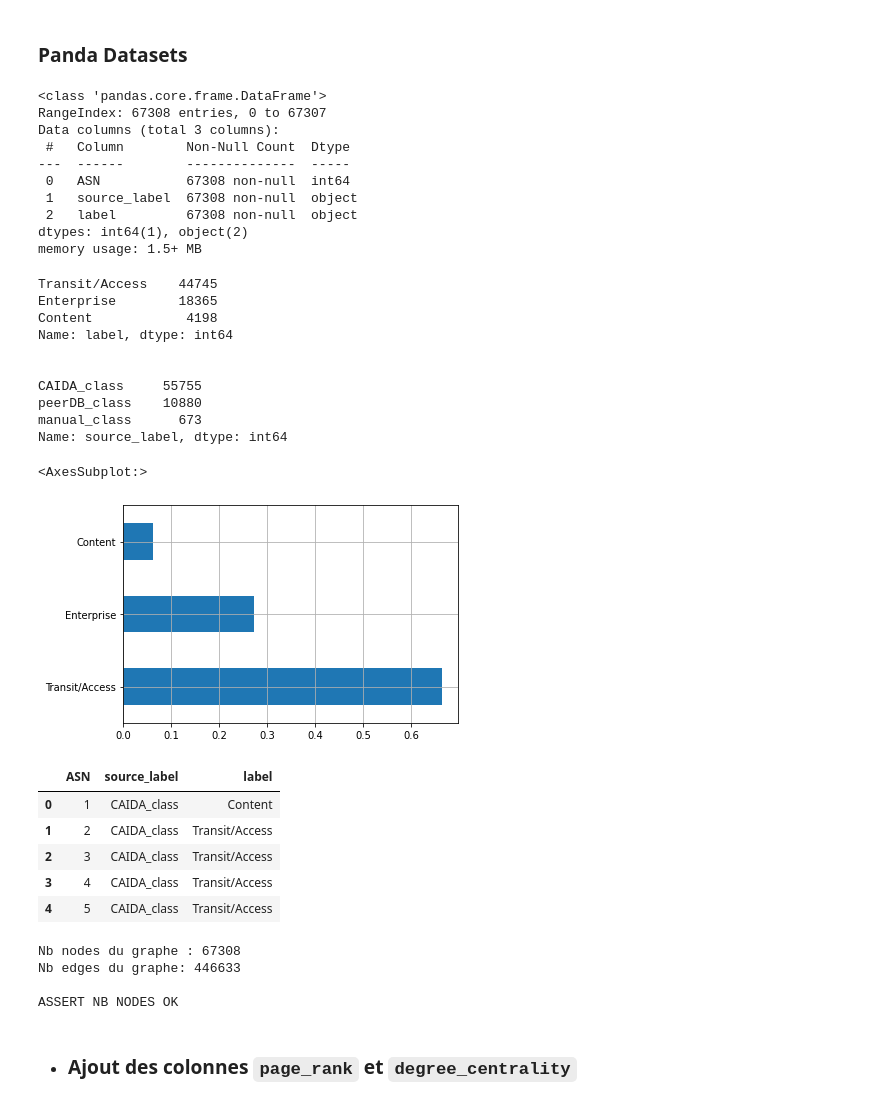
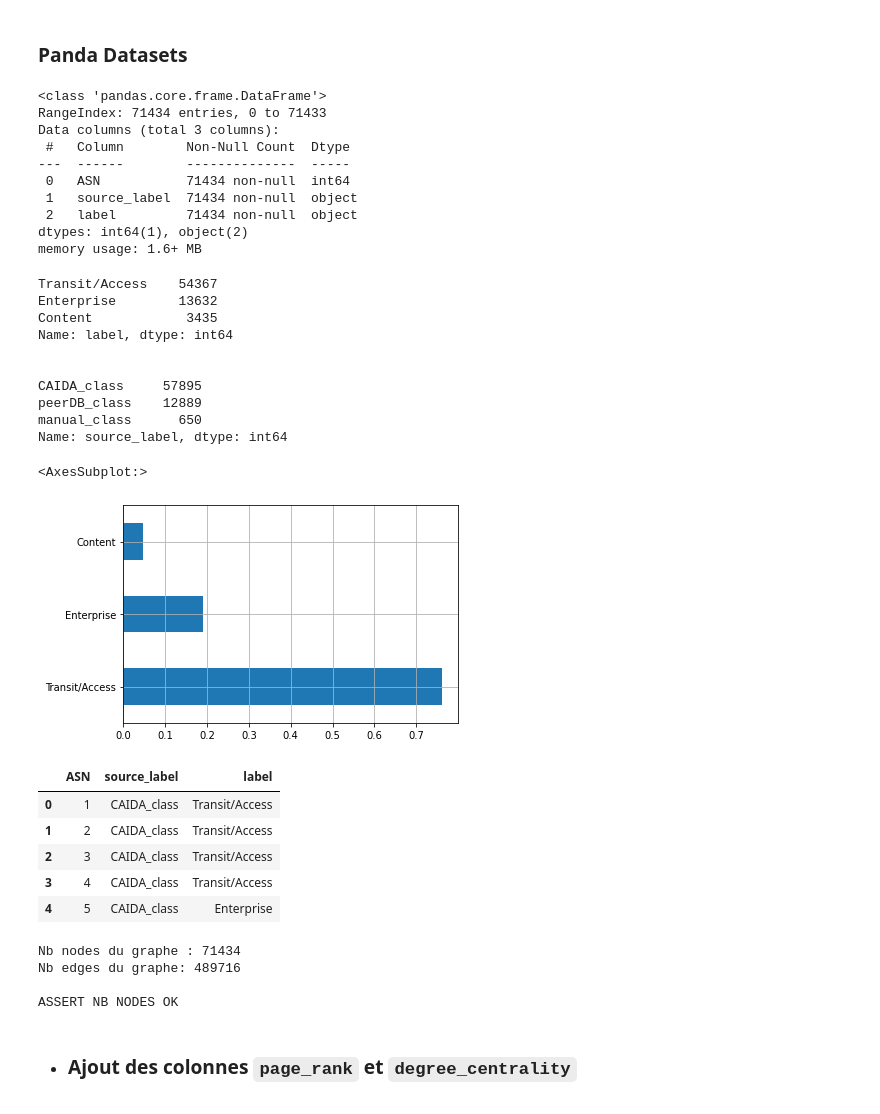
Before and after one commit to Viperine2022/projet_long_GCN_internet, a Jupyter notebook: IMPLANTATION/CAIDA/creation_datasetgraph.ipynb, the cells around one changed output. Saved outputs shown, nothing was run; the diff lists cells and outputs as text; code cells hidden in the pictures.

Commit message:
Ajout dataset_202103

```diff
--- a/IMPLANTATION/CAIDA/creation_datasetgraph.ipynb
+++ b/IMPLANTATION/CAIDA/creation_datasetgraph.ipynb
@@ -73,51 +80,55 @@ Link types and number (p2p, c, p) of node index 4 : ('3', '3', '10')
 # %% [markdown]
 ### Panda Datasets
 # %%
-AS_dataset_202001 = pd.read_csv('data/CAIDA_AS_CLASSIFICATION/20200101.as2types.txt', sep='|')
+#AS_dataset_202001 = pd.read_csv('data/CAIDA_AS_CLASSIFICATION/20200101.as2types.txt', sep='|')
+AS_dataset = pd.read_csv('data/CAIDA_AS_CLASSIFICATION/20210301.as2types.txt', sep='|')
 
-### ATTENTION : si erruer, lancer le script `./sort_datasets.sh -h`
+### ATTENTION : si erreur, lancer le script `./sort_datasets.sh -h`
+
+# Vérif nombre de noeuds
+assert (len(AS_dataset.index) == nb_nodes_file)
 # %%
-AS_dataset_202001.info()
+AS_dataset.info()
 # %% [output]
 <class 'pandas.core.frame.DataFrame'>
-RangeIndex: 67308 entries, 0 to 67307
+RangeIndex: 71434 entries, 0 to 71433
 Data columns (total 3 columns):
  #   Column        Non-Null Count  Dtype
 ---  ------        --------------  -----
- 0   ASN           67308 non-null  int64
- 1   source_label  67308 non-null  object
- 2   label         67308 non-null  object
+ 0   ASN           71434 non-null  int64
+ 1   source_label  71434 non-null  object
+ 2   label         71434 non-null  object
 dtypes: int64(1), object(2)
-memory usage: 1.5+ MB
+memory usage: 1.6+ MB
 # %%
-print(AS_dataset_202001["label"].value_counts())
+print(AS_dataset["label"].value_counts())
 print("\n")
-print(AS_dataset_202001["source_label"].value_counts())
+print(AS_dataset["source_label"].value_counts())
 # %% [output]
-Transit/Access    44745
-Enterprise        18365
-Content            4198
+Transit/Access    54367
+Enterprise        13632
+Content            3435
 Name: label, dtype: int64
 
 
-CAIDA_class     55755
-peerDB_class    10880
-manual_class      673
+CAIDA_class     57895
+peerDB_class    12889
+manual_class      650
 Name: source_label, dtype: int64
 # %%
-AS_dataset_202001["label"].value_counts(normalize=True).plot(kind='barh', grid=True)
+AS_dataset["label"].value_counts(normalize=True).plot(kind='barh', grid=True)
 # %% [output]
 <AxesSubplot:>
-[figure, old version]
+[figure, new version]
 # %%
-AS_dataset_202001.head()
+AS_dataset.head()
 # %% [output]
 |  | ASN | source_label | label |
-| 0 | 1 | CAIDA_class | Content |
+| 0 | 1 | CAIDA_class | Transit/Access |
 | 1 | 2 | CAIDA_class | Transit/Access |
 | 2 | 3 | CAIDA_class | Transit/Access |
 | 3 | 4 | CAIDA_class | Transit/Access |
-| 4 | 5 | CAIDA_class | Transit/Access |
+| 4 | 5 | CAIDA_class | Enterprise |
 # %%
 def dictiongraph(fichier_texte):
     fichier = open(fichier_texte,"r")
@@ -242,11 +253,11 @@ nb_edges_graph = G.number_of_edges()
 print("Nb nodes du graphe : " + str(nb_nodes_graph))
 print("Nb edges du graphe: " + str(nb_edges_graph))
 
-assert(nb_nodes_graph == int(nb_node_of_AS(FILE_PATH)))
+assert(nb_nodes_graph == int(nb_nodes_of_file(FILE_PATH)))
 print("\nASSERT NB NODES OK")
 # %% [output]
-Nb nodes du graphe : 67308
-Nb edges du graphe: 446633
+Nb nodes du graphe : 71434
+Nb edges du graphe: 489716
 
 ASSERT NB NODES OK
 # %%
```
Also changed, not shown: parts of 20 cells of this notebook, 15 other files.
